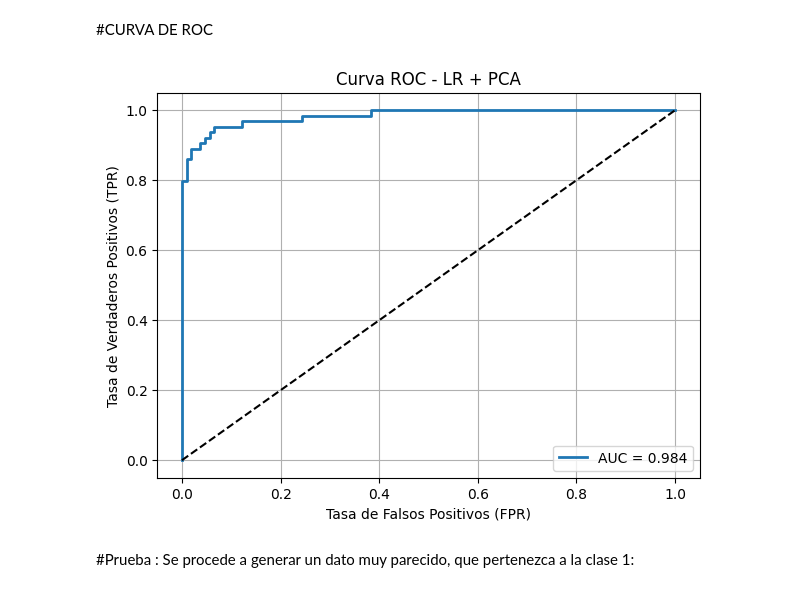
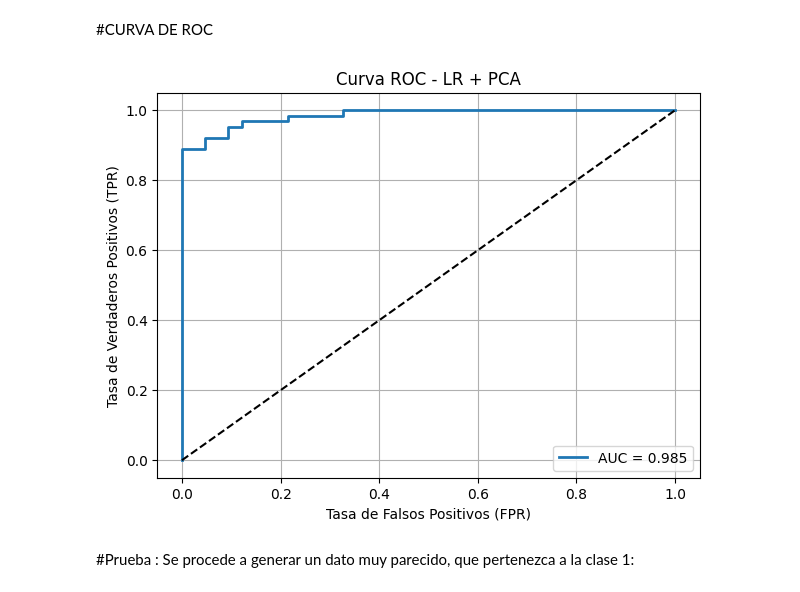
Before and after one commit to MiguelAngeloTr/Aprendizaje_Automatico, a Jupyter notebook: SEMANA_6/TAREA_5/MODELO_2_3_COMPONENTES.ipynb, the cells around one changed output. Drawn from its saved outputs; the diff is of its cells as text; code cells hidden in the pictures.

```diff
--- a/SEMANA_6/TAREA_5/MODELO_2_3_COMPONENTES.ipynb
+++ b/SEMANA_6/TAREA_5/MODELO_2_3_COMPONENTES.ipynb
@@ -364,7 +364,7 @@ plt.show()
 # %% [output]
 [figure]
 # %%
-pca1 = PCA(n_components=2)
+pca1 = PCA(n_components=3)
 
 X_train_pca = pca1.fit_transform(X_train_std)
 
@@ -393,0 +389,6 @@ lr = lr.fit(X_train_pca, y_train)
+# %%
+
+from sklearn.svm import SVC
+
+svm = SVC(kernel='linear', C=0.1, random_state=1, probability=True)
+svm.fit(X_train_pca, y_train)
@@ -545,25 +610,25 @@ El valor de especificidad (especificity) es: 0.968
 # %%
 from sklearn.metrics import roc_curve, auc
 
 # 1. Probabilidades usando PCA
-y_prob = lr.predict_proba(X_test_pca)[:, 1]
+y_prob = svm.predict_proba(X_test_pca)[:, 1]
 
 # 2. ROC
 fpr, tpr, thresholds = roc_curve(y_test, y_prob)
 roc_auc = auc(fpr, tpr)
 
 # 3. Plot ROC
 plt.figure(figsize=(7,5))
 plt.plot(fpr, tpr, label=f'AUC = {roc_auc:.3f}', linewidth=2)
 plt.plot([0,1], [0,1], 'k--')
 plt.xlabel('Tasa de Falsos Positivos (FPR)')
 plt.ylabel('Tasa de Verdaderos Positivos (TPR)')
 plt.title('Curva ROC - LR + PCA')
 plt.legend(loc='lower right')
 plt.grid(True)
 plt.show()
 # %% [output]
-[figure, old version]
+[figure, new version]
 # %% [markdown]
 #Prueba :
 Se procede a generar un dato muy parecido, que pertenezca a la clase 1:
```
Also changed, not shown: parts of 19 cells of this notebook.
